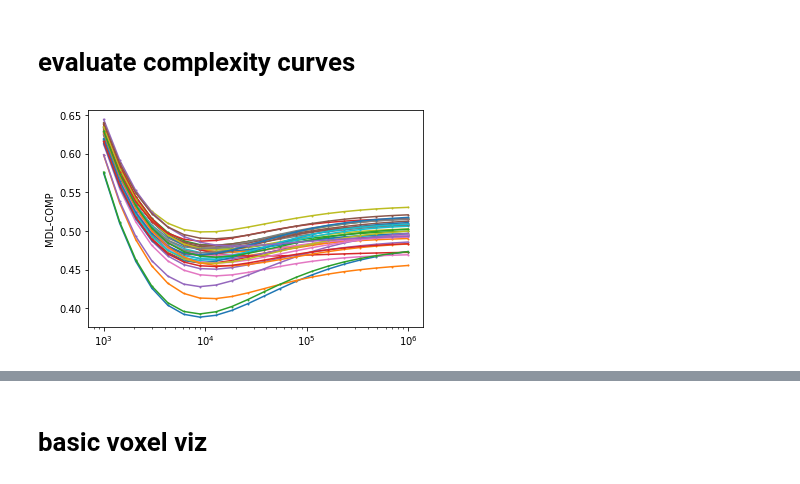
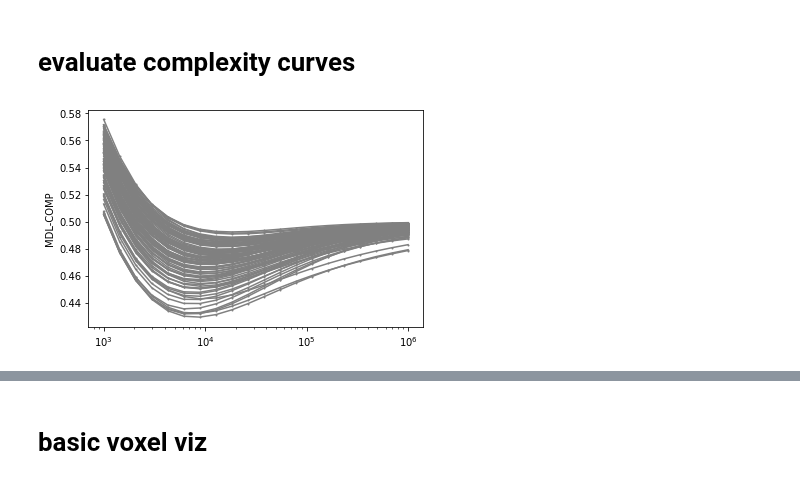
Before and after one commit to csinva/mdl-complexity, a Jupyter notebook: fmri/analyze_fmri.ipynb, the cells around one changed output, grey strips where cells are left out. Drawn from its saved outputs; the diff is of its cells as text; code cells hidden in the pictures.

```diff
--- a/fmri/analyze_fmri.ipynb
+++ b/fmri/analyze_fmri.ipynb
@@ -23,5 +23,19 @@ out_dir = '/scratch/users/vision/data/gallant/vim_2_crcns'
 # dec1_6 sets variance to 0.1
 # dec1_6 sets variance to 1 (best)
 # dec2_small_1 runs using smaller data (720 points instead of 7200)
-save_dir = oj(out_dir, 'dec2_small_1')
+save_dir = oj(out_dir, 'dec14_baselines_ard')
 reg_params = np.logspace(3, 6, 20).round().astype(int)
+
+# load fits
+rois = ['v1lh', 'v1rh', 'v2lh', 'v2rh', 'v4lh', 'v4rh']
+fnames = sorted([fname for fname in os.listdir(save_dir)])
+# print('fnames', fnames)
+results_list = [pd.Series(pkl.load(open(oj(save_dir, fname), "rb"))) for fname in tqdm(fnames)]
+results = pd.concat(results_list, axis=1).T.infer_objects()
+# print('results', results.keys())
+results['region'] = results['roi'].str.slice(0, 2)
+r = results.drop('model', axis=1) # drop model to speed things up
+r = results
+r.keys()
+cb = '#1f77b4'
+# print('are largest/smallest lambdas being selected?', np.unique(r['lambda_best'], return_counts=True))
@@ -139,11 +168,11 @@ plt.show()
 # evaluate complexity curves
 # %%
 for i in range(r.shape[0]):
-    plt.plot(reg_params, r.iloc[i]['mdl_comps'], 'o-', ms=1)
+    plt.plot(reg_params, r.iloc[i]['mdl_comps'], 'o-', ms=1, color='gray')
     plt.ylabel('MDL-COMP')
 plt.xscale('log')
 # %% [output]
-[figure, old version]
+[figure, new version]
 # %%
 R, C = 1, 2
 plt.figure(dpi=200)
```
Also changed, not shown: parts of 11 cells of this notebook, 19 other files.
